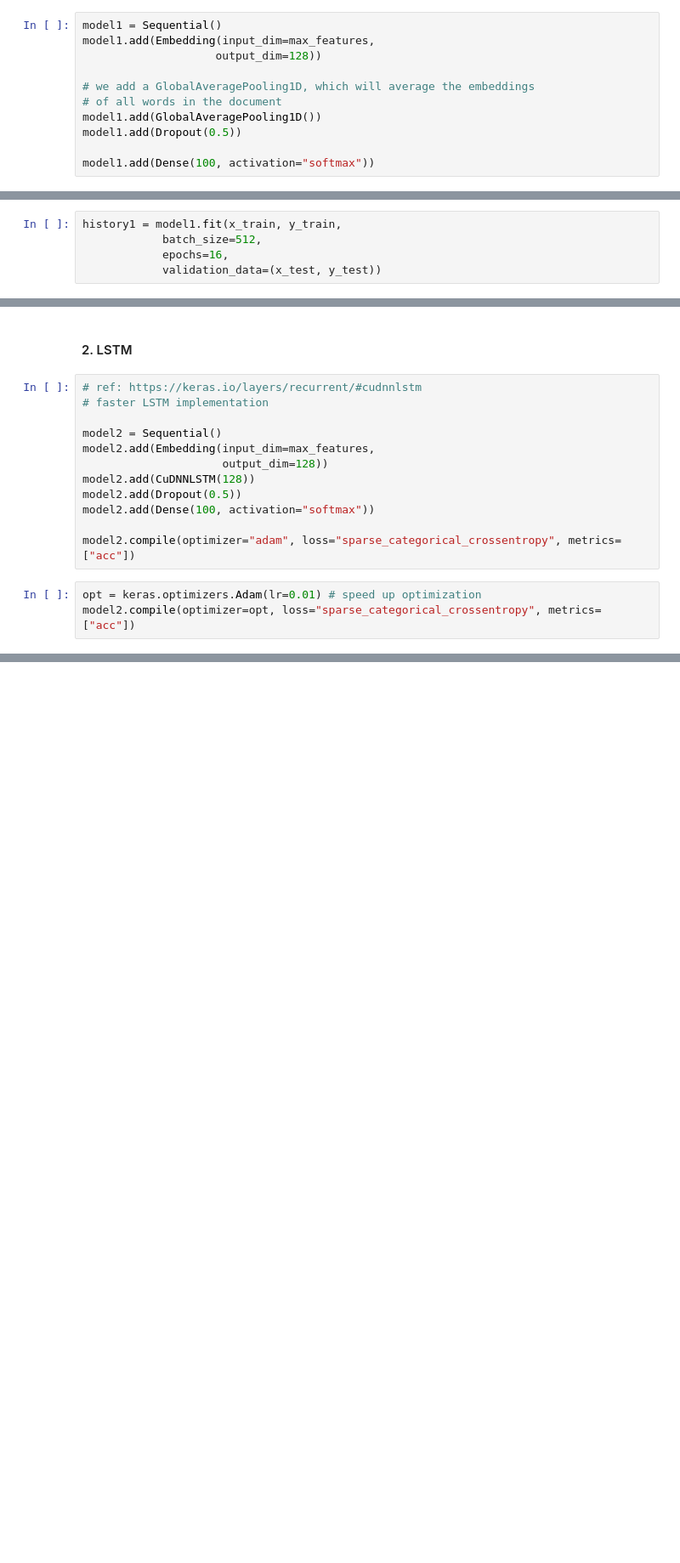
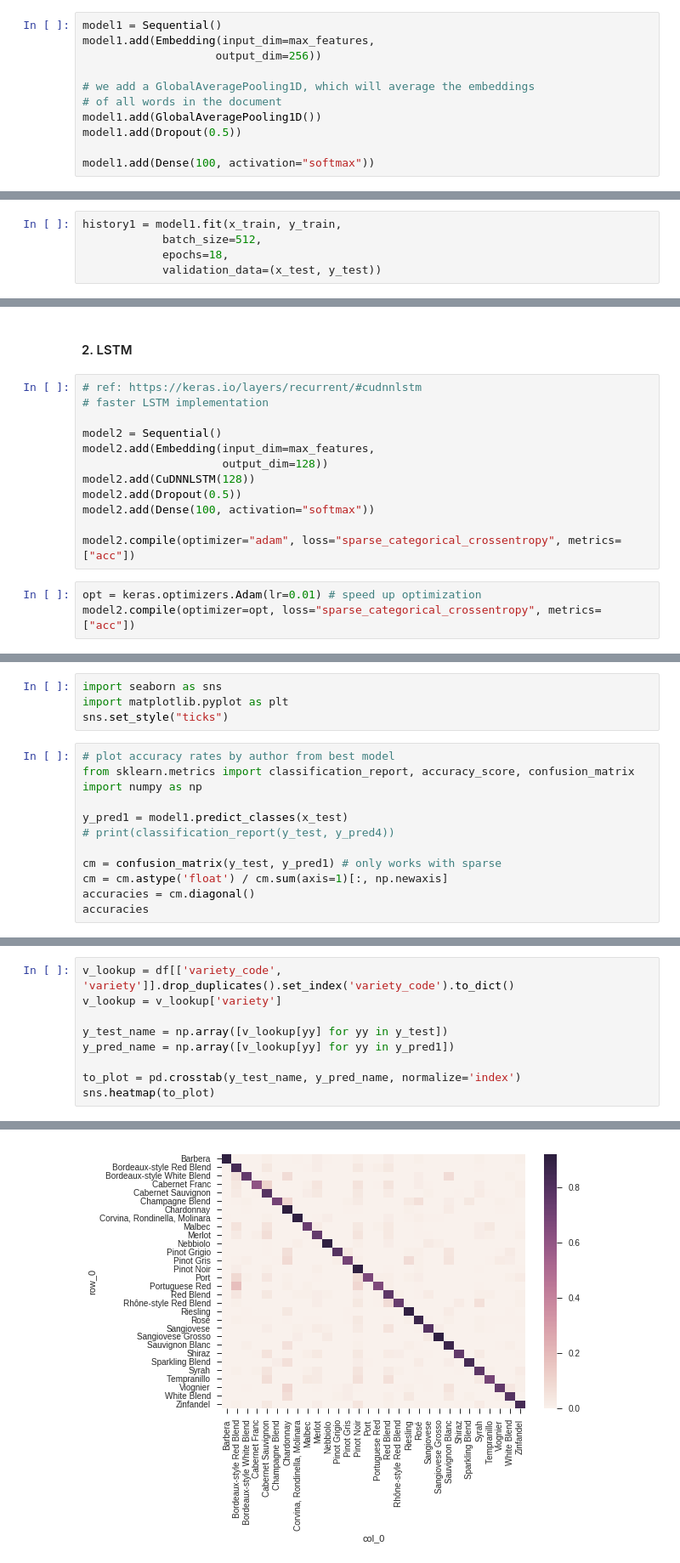
Before and after one commit to kgedney/anly580-wine-project, a Jupyter notebook: create_multiclass_models.ipynb, the cells around one changed output, grey strips where cells are left out. Shown: that part at 85% size. Cells and saved outputs as stored; diff of their text form; blank space fills up the shorter version.

```diff
--- a/create_multiclass_models.ipynb
+++ b/create_multiclass_models.ipynb
@@ -158,7 +191,7 @@ x_train, x_test, y_train, y_test = train_test_split(x_sequences, y, test_size=0.
 # %%
 model1 = Sequential()
 model1.add(Embedding(input_dim=max_features,
-                    output_dim=128))
+                    output_dim=256))
 
 # we add a GlobalAveragePooling1D, which will average the embeddings
 # of all words in the document
@@ -172,7 +205,7 @@ model1.compile(optimizer=opt, loss="sparse_categorical_crossentropy", metrics=["
 # %%
 history1 = model1.fit(x_train, y_train,
             batch_size=512,
-            epochs=16,
+            epochs=18,
             validation_data=(x_test, y_test))
 # %% [output]
 Train on 98761 samples, validate on 24691 samples
@@ -224,0 +327,16 @@ InvalidArgumentError: No OpKernel was registered to support Op 'CudnnRNN' with t
+# %%
+import seaborn as sns
+import matplotlib.pyplot as plt
+sns.set_style("ticks")
+# %%
+# plot accuracy rates by author from best model
+from sklearn.metrics import classification_report, accuracy_score, confusion_matrix
+import numpy as np
+
+y_pred1 = model1.predict_classes(x_test)
+# print(classification_report(y_test, y_pred4))
+
+cm = confusion_matrix(y_test, y_pred1) # only works with sparse
+cm = cm.astype('float') / cm.sum(axis=1)[:, np.newaxis]
+accuracies = cm.diagonal()
+accuracies
@@ -224,0 +350,10 @@ InvalidArgumentError: No OpKernel was registered to support Op 'CudnnRNN' with t
+# %%
+v_lookup = df[['variety_code', 'variety']].drop_duplicates().set_index('variety_code').to_dict()
+v_lookup = v_lookup['variety']
+
+y_test_name = np.array([v_lookup[yy] for yy in y_test])
+y_pred_name = np.array([v_lookup[yy] for yy in y_pred1])
+
+to_plot = pd.crosstab(y_test_name, y_pred_name, normalize='index')
+sns.heatmap(to_plot)
+# %% [output]
@@ -224,0 +361 @@ InvalidArgumentError: No OpKernel was registered to support Op 'CudnnRNN' with t
+[figure, added]
```
Also changed, not shown: parts of 23 cells of this notebook.
